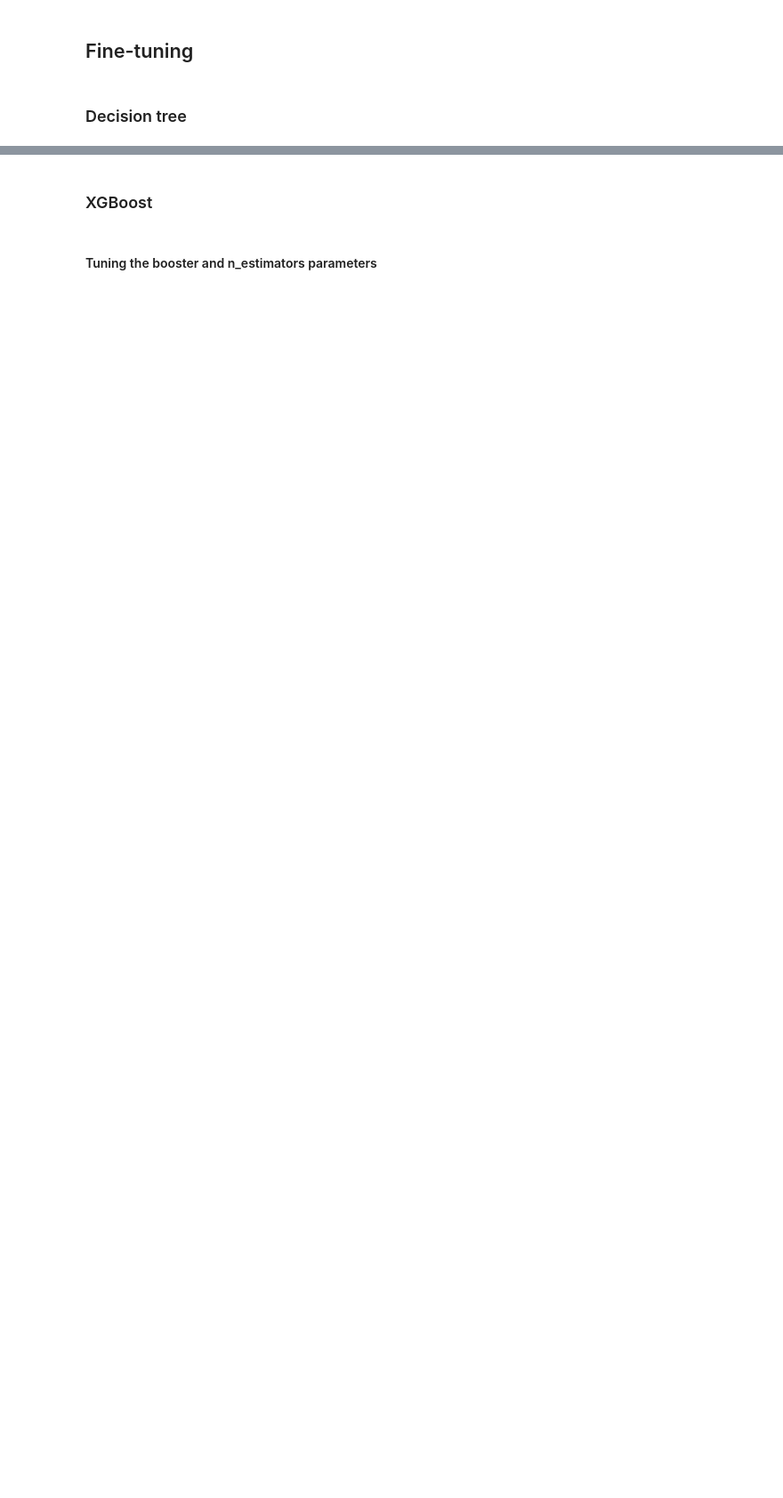
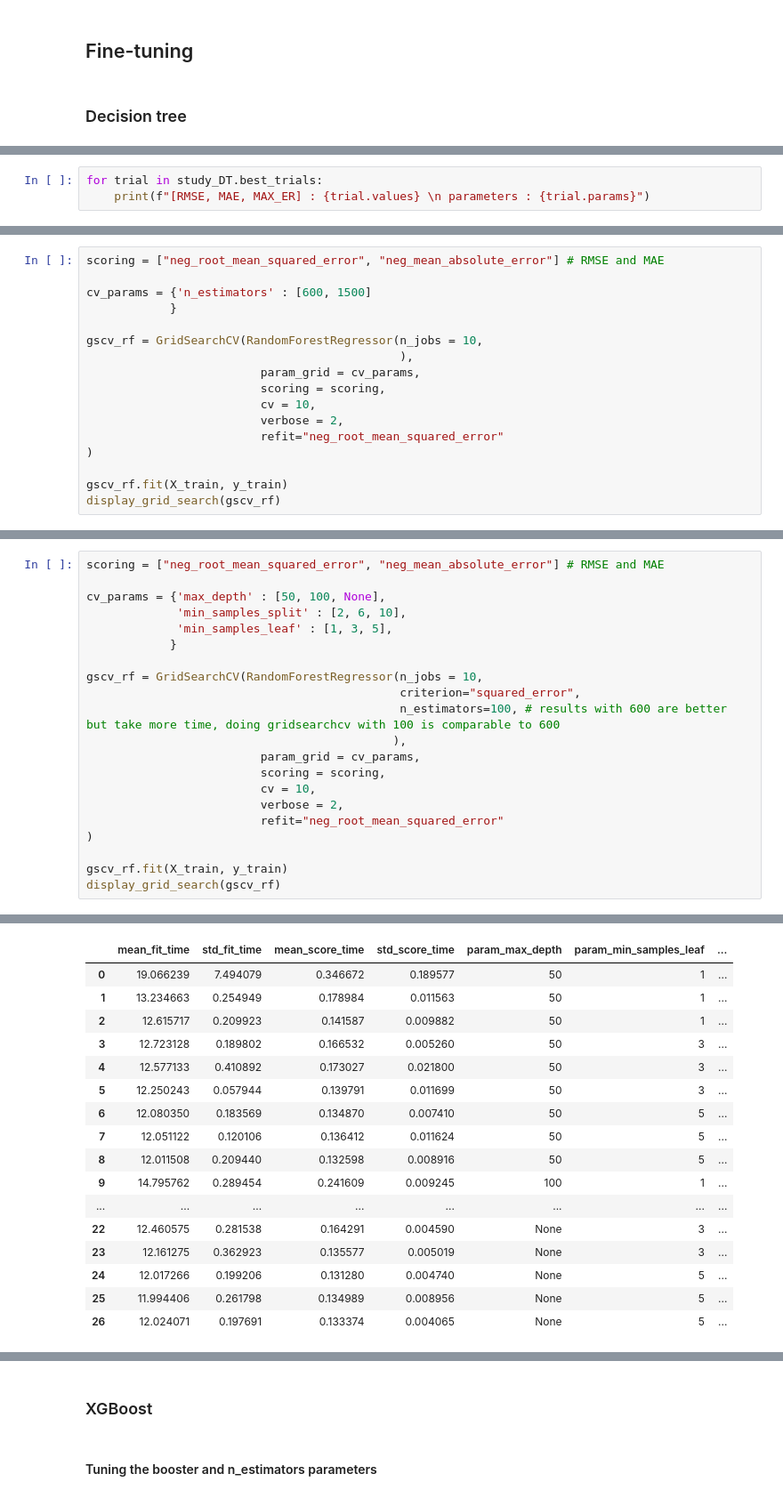
Before and after one commit to anpirott/thesis, a Jupyter notebook: notebooks/ML/method_ML/Model_A_partial/fine_tuned_models/MIST/fine_tuned_models.ipynb, the cells around one changed output, grey strips where cells are left out. Shown at 89% size. Cells and saved outputs as stored; diff of their text form; blank space fills up the shorter version.

```diff
--- a/notebooks/ML/method_ML/Model_A_partial/fine_tuned_models/MIST/fine_tuned_models.ipynb
+++ b/notebooks/ML/method_ML/Model_A_partial/fine_tuned_models/MIST/fine_tuned_models.ipynb
@@ -89,0 +156,3 @@ Mean value in test data for the log_R parameter: 1.396340263115711
+# %%
+for trial in study_DT.best_trials:
+    print(f"[RMSE, MAE, MAX_ER] : {trial.values} \n parameters : {trial.params}")
@@ -114,0 +434,17 @@ KeyboardInterrupt:
+# %%
+scoring = ["neg_root_mean_squared_error", "neg_mean_absolute_error"] # RMSE and MAE
+
+cv_params = {'n_estimators' : [600, 1500]
+            }
+
+gscv_rf = GridSearchCV(RandomForestRegressor(n_jobs = 10,
+                                             ),
+                         param_grid = cv_params,
+                         scoring = scoring,
+                         cv = 10,
+                         verbose = 2,
+                         refit="neg_root_mean_squared_error"
+)
+
+gscv_rf.fit(X_train, y_train)
+display_grid_search(gscv_rf)
@@ -114,0 +474,22 @@ KeyboardInterrupt:
+# %%
+scoring = ["neg_root_mean_squared_error", "neg_mean_absolute_error"] # RMSE and MAE
+
+cv_params = {'max_depth' : [50, 100, None],
+             'min_samples_split' : [2, 6, 10],
+             'min_samples_leaf' : [1, 3, 5],
+            }
+
+gscv_rf = GridSearchCV(RandomForestRegressor(n_jobs = 10,
+                                             criterion="squared_error",
+                                             n_estimators=100, # results with 600 are better but take more time, doing gridsearchcv with 100 is comparable to 600
+                                            ),
+                         param_grid = cv_params,
+                         scoring = scoring,
+                         cv = 10,
+                         verbose = 2,
+                         refit="neg_root_mean_squared_error"
+)
+
+gscv_rf.fit(X_train, y_train)
+display_grid_search(gscv_rf)
+# %% [output]
@@ -114,0 +513,17 @@ KeyboardInterrupt:
+|  | mean_fit_time | std_fit_time | mean_score_time | std_score_time | param_max_depth | param_min_samples_leaf | ... |
+| 0 | 19.066239 | 7.494079 | 0.346672 | 0.189577 | 50 | 1 | ... |
+| 1 | 13.234663 | 0.254949 | 0.178984 | 0.011563 | 50 | 1 | ... |
+| 2 | 12.615717 | 0.209923 | 0.141587 | 0.009882 | 50 | 1 | ... |
+| 3 | 12.723128 | 0.189802 | 0.166532 | 0.005260 | 50 | 3 | ... |
+| 4 | 12.577133 | 0.410892 | 0.173027 | 0.021800 | 50 | 3 | ... |
+| 5 | 12.250243 | 0.057944 | 0.139791 | 0.011699 | 50 | 3 | ... |
+| 6 | 12.080350 | 0.183569 | 0.134870 | 0.007410 | 50 | 5 | ... |
+| 7 | 12.051122 | 0.120106 | 0.136412 | 0.011624 | 50 | 5 | ... |
+| 8 | 12.011508 | 0.209440 | 0.132598 | 0.008916 | 50 | 5 | ... |
+| 9 | 14.795762 | 0.289454 | 0.241609 | 0.009245 | 100 | 1 | ... |
+| ... | ... | ... | ... | ... | ... | ... | ... |
+| 22 | 12.460575 | 0.281538 | 0.164291 | 0.004590 | None | 3 | ... |
+| 23 | 12.161275 | 0.362923 | 0.135577 | 0.005019 | None | 3 | ... |
+| 24 | 12.017266 | 0.199206 | 0.131280 | 0.004740 | None | 5 | ... |
+| 25 | 11.994406 | 0.261798 | 0.134989 | 0.008956 | None | 5 | ... |
+| 26 | 12.024071 | 0.197691 | 0.133374 | 0.004065 | None | 5 | ... |
```
Also changed, not shown: parts of 41 cells of this notebook, 4 other files.
